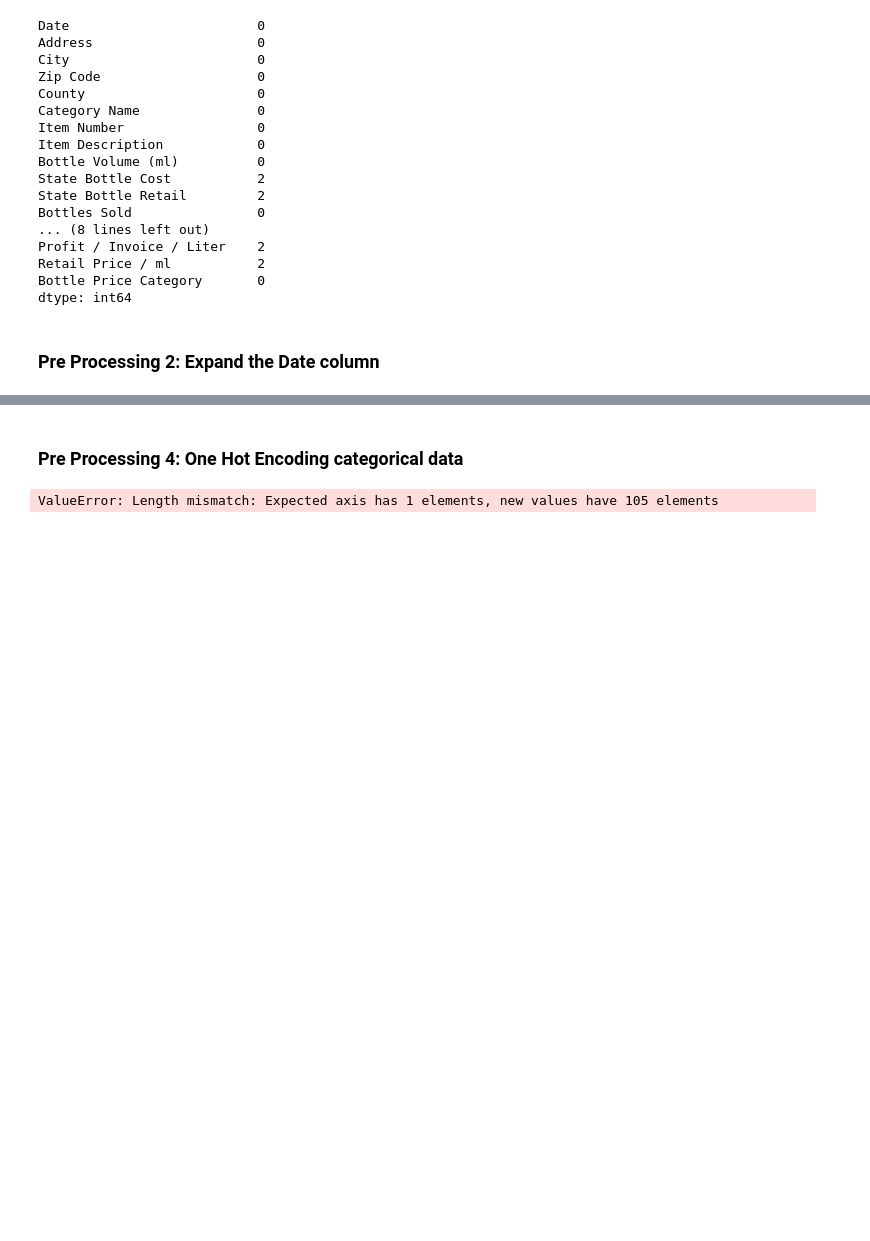
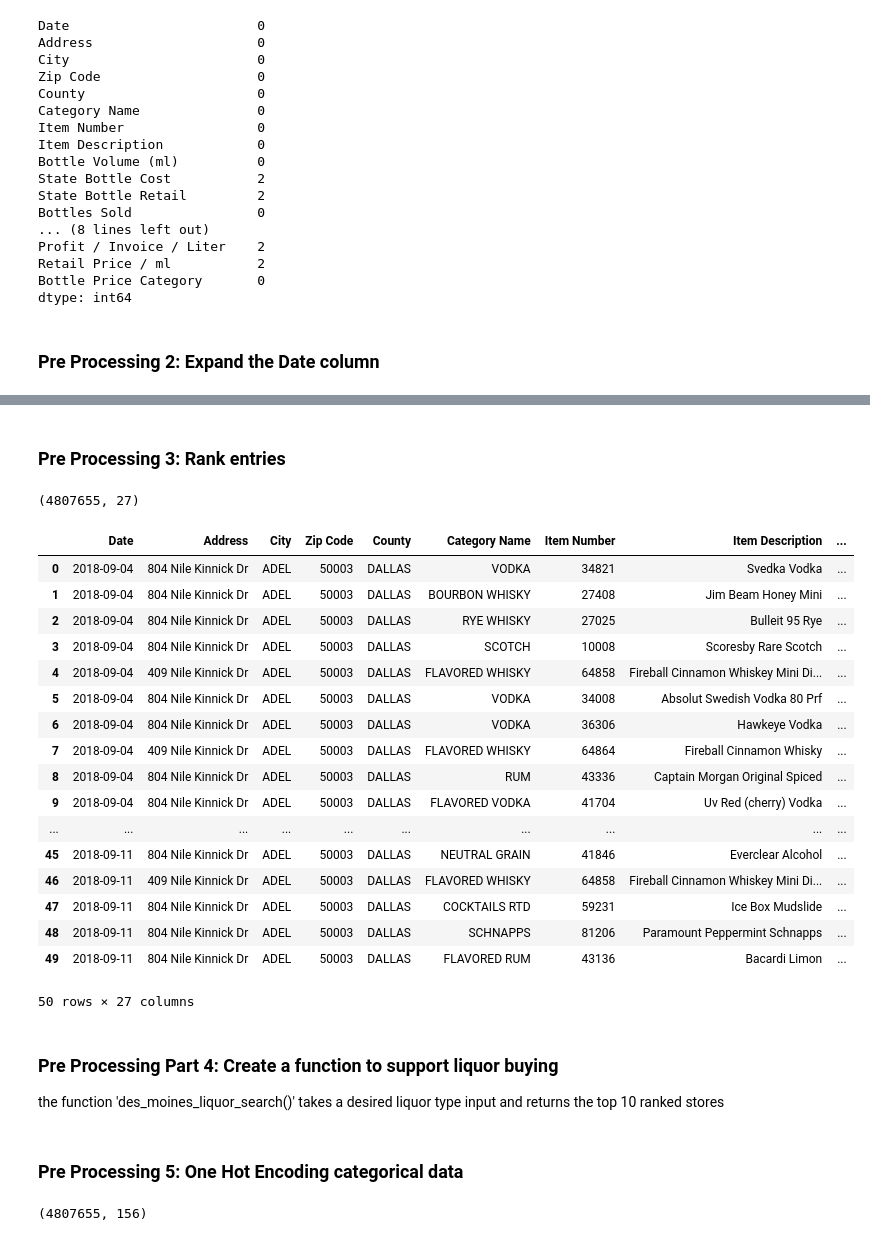
Before and after one commit to pughjoepugh/Liquor_Sales_Capstone, a Jupyter notebook: PRE PROCESSING/IOWA PRE PROCESSING [Joseph Pugh].ipynb, the cells around one changed output, grey strips where cells are left out. Cells and saved outputs as stored; diff of their text form; code cells hidden in the pictures; blank space fills up the shorter version.

```diff
--- a/PRE PROCESSING/IOWA PRE PROCESSING [Joseph Pugh].ipynb
+++ b/PRE PROCESSING/IOWA PRE PROCESSING [Joseph Pugh].ipynb
@@ -12,10 +13,10 @@
 import pandas as pd
 import numpy as np
 
-from sklearn.preprocessing import OneHotEncoder, StandardScaler
+from sklearn.preprocessing import OneHotEncoder, StandardScaler, OrdinalEncoder
 from sklearn.model_selection import train_test_split
 
-pd.set_option("display.max_rows", 99)
+pd.set_option("display.max_rows", 999)
 # %%
 # load data
 iowa = pd.read_csv('iowa_eda.csv')
@@ -196,0 +112,2 @@ ranking.sort_values('total_ranking')
+# %% [markdown]
+### Pre Processing 3: Rank entries
@@ -196,0 +162,35 @@ ranking.sort_values('total_ranking')
+# %%
+# create a dictionary for mapping
+rank_map_dict = dict(zip(ranking['Store Name'], ranking['total_ranking']))
+# %%
+# map over the ranking value
+iowa['total_ranking'] = iowa['Store Name'].replace(rank_map_dict.keys(), list(map(str, rank_map_dict.values())), regex=True)
+# %%
+iowa.shape
+# %% [output]
+(4807655, 27)
+# %%
+iowa.head(50)
+# %% [output]
+|  | Date | Address | City | Zip Code | County | Category Name | Item Number | Item Description | ... |
+| 0 | 2018-09-04 | 804 Nile Kinnick Dr | ADEL | 50003 | DALLAS | VODKA | 34821 | Svedka Vodka | ... |
+| 1 | 2018-09-04 | 804 Nile Kinnick Dr | ADEL | 50003 | DALLAS | BOURBON WHISKY | 27408 | Jim Beam Honey Mini | ... |
+| 2 | 2018-09-04 | 804 Nile Kinnick Dr | ADEL | 50003 | DALLAS | RYE WHISKY | 27025 | Bulleit 95 Rye | ... |
+| 3 | 2018-09-04 | 804 Nile Kinnick Dr | ADEL | 50003 | DALLAS | SCOTCH | 10008 | Scoresby Rare Scotch | ... |
+| 4 | 2018-09-04 | 409 Nile Kinnick Dr | ADEL | 50003 | DALLAS | FLAVORED WHISKY | 64858 | Fireball Cinnamon Whiskey Mini Di... | ... |
+| 5 | 2018-09-04 | 804 Nile Kinnick Dr | ADEL | 50003 | DALLAS | VODKA | 34008 | Absolut Swedish Vodka 80 Prf | ... |
+| 6 | 2018-09-04 | 804 Nile Kinnick Dr | ADEL | 50003 | DALLAS | VODKA | 36306 | Hawkeye Vodka | ... |
+| 7 | 2018-09-04 | 409 Nile Kinnick Dr | ADEL | 50003 | DALLAS | FLAVORED WHISKY | 64864 | Fireball Cinnamon Whisky | ... |
+| 8 | 2018-09-04 | 804 Nile Kinnick Dr | ADEL | 50003 | DALLAS | RUM | 43336 | Captain Morgan Original Spiced | ... |
+| 9 | 2018-09-04 | 804 Nile Kinnick Dr | ADEL | 50003 | DALLAS | FLAVORED VODKA | 41704 | Uv Red (cherry) Vodka | ... |
+| ... | ... | ... | ... | ... | ... | ... | ... | ... | ... |
+| 45 | 2018-09-11 | 804 Nile Kinnick Dr | ADEL | 50003 | DALLAS | NEUTRAL GRAIN | 41846 | Everclear Alcohol | ... |
+| 46 | 2018-09-11 | 409 Nile Kinnick Dr | ADEL | 50003 | DALLAS | FLAVORED WHISKY | 64858 | Fireball Cinnamon Whiskey Mini Di... | ... |
+| 47 | 2018-09-11 | 804 Nile Kinnick Dr | ADEL | 50003 | DALLAS | COCKTAILS RTD | 59231 | Ice Box Mudslide | ... |
+| 48 | 2018-09-11 | 804 Nile Kinnick Dr | ADEL | 50003 | DALLAS | SCHNAPPS | 81206 | Paramount Peppermint Schnapps | ... |
+| 49 | 2018-09-11 | 804 Nile Kinnick Dr | ADEL | 50003 | DALLAS | FLAVORED RUM | 43136 | Bacardi Limon | ... |
+50 rows × 27 columns
+# %% [markdown]
+### Pre Processing Part 4: Create a function to support liquor buying
+
+the function 'des_moines_liquor_search()' takes a desired liquor type input and returns the top 10 ranked stores
@@ -197,16 +275,18 @@ ranking.sort_values('total_ranking')
 # %% [markdown]
-### Pre Processing 4: One Hot Encoding categorical data
+### Pre Processing 5: One Hot Encoding categorical data
 # %%
 # create numerical data for categorical data
 
 one_hot = OneHotEncoder(sparse=False)
 
 # create a df for the one hotted columns
-iowa_one_hot = pd.DataFrame(one_hot.fit_transform(iowa[['City', 'County', 'Bottle Price Category', 'Zip Code']]))
+iowa_one_hot = pd.DataFrame(one_hot.fit_transform(iowa[['Bottle Price Category', 'City', 'County', 'Zip Code', 'Category Name']]))
 
-iowa_one_hot.columns = one_hot.get_feature_names_out(['City', 'County', 'Bottle Price Category', 'Zip Code'])
+iowa_one_hot.columns = one_hot.get_feature_names_out(['Bottle Price Category', 'City', 'County', 'Zip Code', 'Category Name'])
 
 # merge the one hot columns to the rest of the df
-one_hot_iowa = pd.concat([iowa, iowa_one_hot])
+one_hot_iowa = iowa.join(iowa_one_hot)
-# %% [output]
-ValueError: Length mismatch: Expected axis has 1 elements, new values have 105 elements
+# %%
+one_hot_iowa.shape
+# %% [output]
+(4807655, 156)
```
Also changed, not shown: parts of 18 cells of this notebook.
